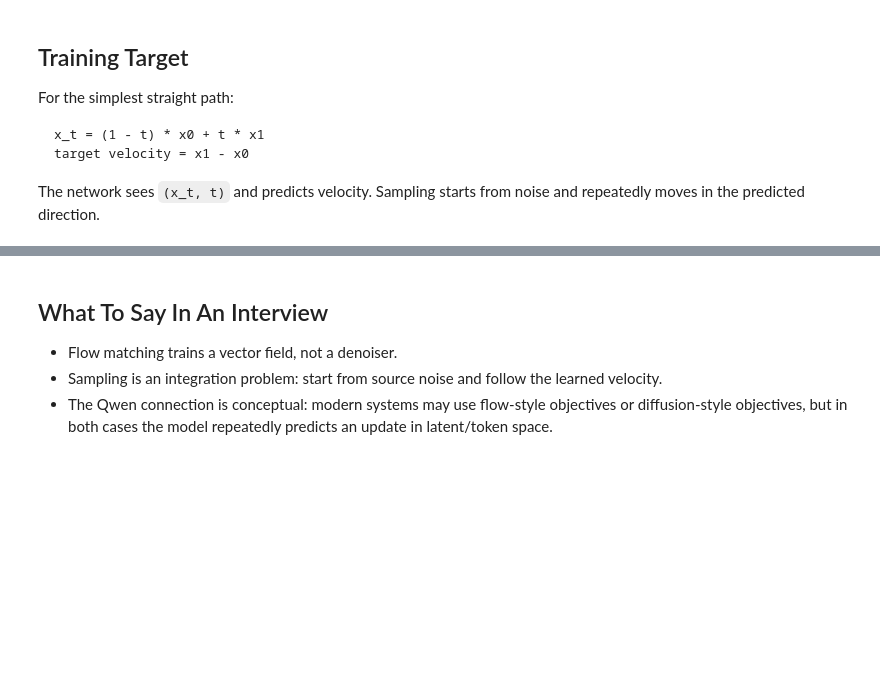
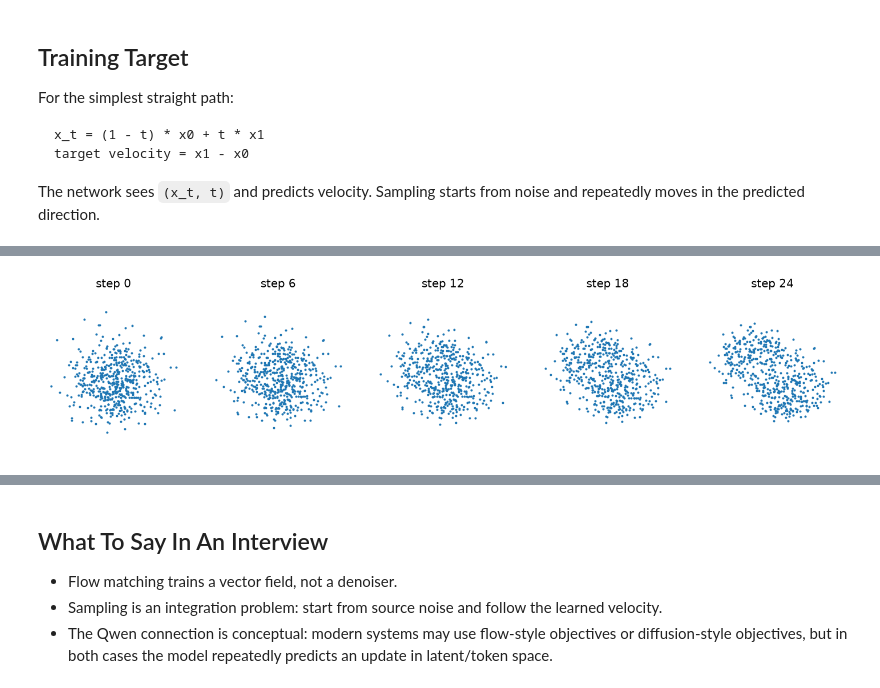
Before and after one commit to ms802x/image-gen-theory, a Jupyter notebook: homeworks/hw1_2d_flow/hw1_2d_flow.ipynb, the cells around one changed output, grey strips where cells are left out. Saved outputs shown, nothing was run; the diff lists cells and outputs as text; code cells hidden in the pictures; blank space fills up the shorter version.

```diff
--- a/homeworks/hw1_2d_flow/hw1_2d_flow.ipynb
+++ b/homeworks/hw1_2d_flow/hw1_2d_flow.ipynb
@@ -99,25 +126,27 @@ plt.show()
 # %%
 @torch.no_grad()
-def sample_flow(n=2048, steps=80, keep_trajectory=True):
+def sample_flow(n=512, steps=24, keep_trajectory=True):
     x = torch.randn(n, 2, device=device)
     trajectory = [(0, x.cpu())]
     dt = 1.0 / steps
     for i in range(steps):
         t = torch.full((n,), i / steps, device=device)
         x = x + dt * model(x, t)
-        if keep_trajectory and i in [9, 19, 39, 59, 79]:
+        if keep_trajectory and i in [5, 11, 17, 23]:
             trajectory.append((i + 1, x.cpu()))
     return x.cpu(), trajectory
 
 
 samples, trajectory = sample_flow()
 fig, axes = plt.subplots(1, len(trajectory), figsize=(3 * len(trajectory), 3))
 for ax, (step, pts) in zip(axes, trajectory):
     ax.scatter(pts[:, 0], pts[:, 1], s=2)
     ax.set_title(f"step {step}")
     ax.axis("equal")
     ax.axis("off")
-plt.show()
+show_plot()
+# %% [output]
+[figure, added]
 # %%
 @torch.no_grad()
 def plot_velocity_field(t_value=0.5):
```
Also changed, not shown: parts of 6 cells of this notebook, 18 other files.
